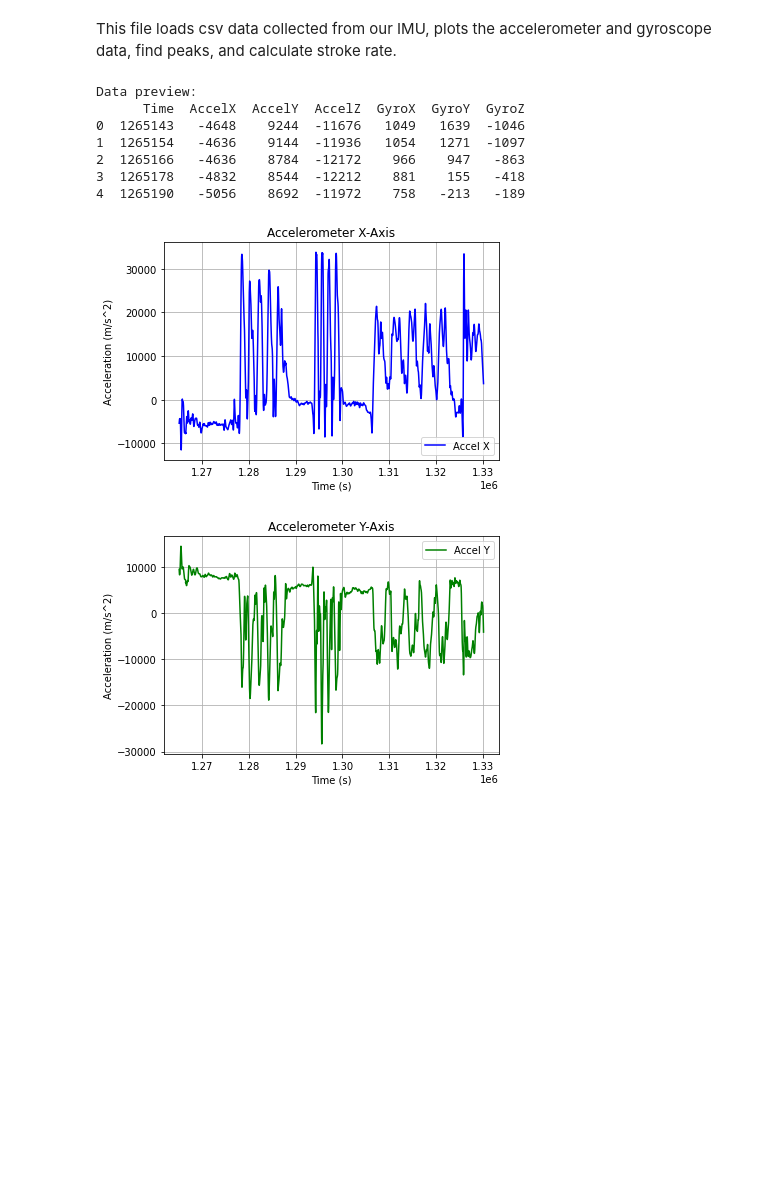
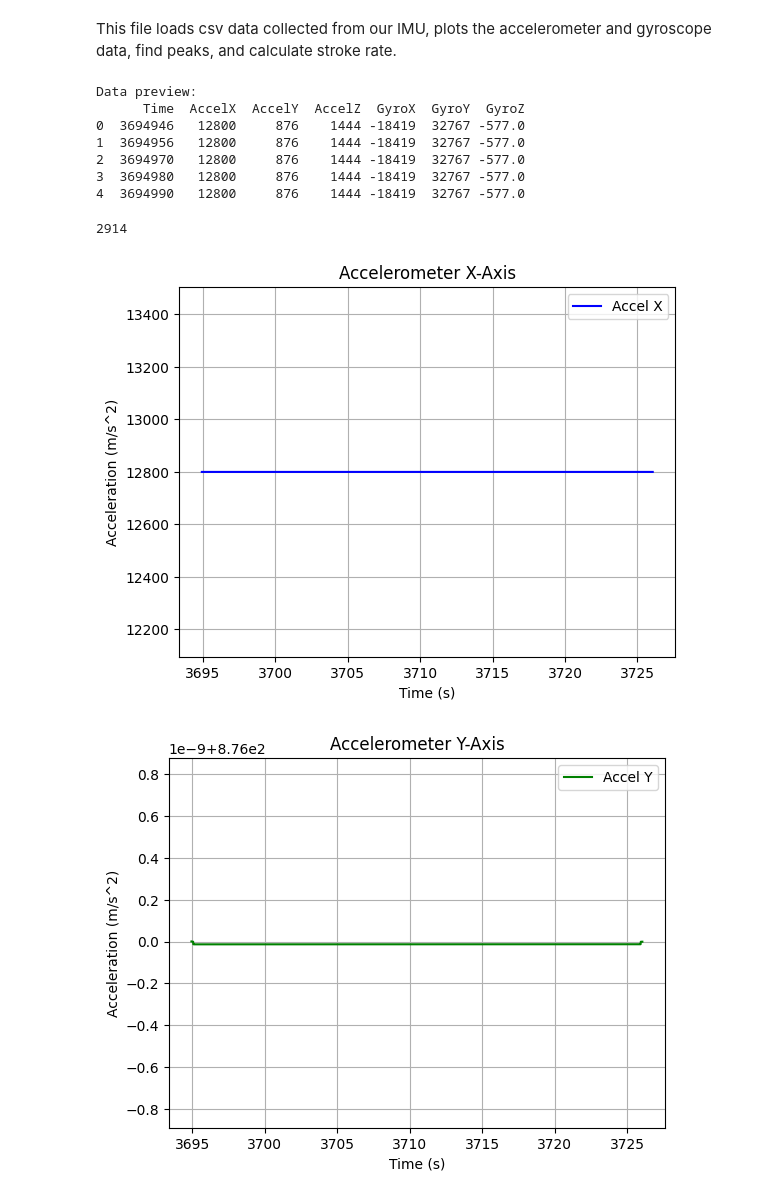
Before and after one commit to IddoSadeh/FORM24, a Jupyter notebook: esp IMU/imuProcess.ipynb, the cells around one changed output. Drawn from its saved outputs; the diff is of its cells as text; code cells hidden in the pictures; blank space fills up the shorter version.

Commit message:
changes to notebook and graphs

```diff
--- a/esp IMU/imuProcess.ipynb
+++ b/esp IMU/imuProcess.ipynb
@@ -3,11 +3,16 @@ This file loads csv data collected from our IMU, plots the accelerometer and gyr
 # %%
 import pandas as pd
 import matplotlib.pyplot as plt
+# %%
+
+# Load the data
+file_path = "../downloaded_files/IMU_6.csv"
+data = pd.read_csv(file_path, on_bad_lines='skip')
+
+# Ignore this
+data_set_temp_string = 'data6'
 # %%
 
-# Load the data
-file_path = "../downloaded_files/IMU_1.csv"
-data = pd.read_csv(file_path, on_bad_lines='skip')
 
 # Display the first few rows of the dataset to ensure it loaded correctly
 print("Data preview:")
@@ -27,24 +32,28 @@ gyro_z = data['GyroZ']
 # %% [output]
 Data preview:
       Time  AccelX  AccelY  AccelZ  GyroX  GyroY  GyroZ
-0  1265143   -4648    9244  -11676   1049   1639  -1046
-1  1265154   -4636    9144  -11936   1054   1271  -1097
-2  1265166   -4636    8784  -12172    966    947   -863
-3  1265178   -4832    8544  -12212    881    155   -418
-4  1265190   -5056    8692  -11972    758   -213   -189
+0  3694946   12800     876    1444 -18419  32767 -577.0
+1  3694956   12800     876    1444 -18419  32767 -577.0
+2  3694970   12800     876    1444 -18419  32767 -577.0
+3  3694980   12800     876    1444 -18419  32767 -577.0
+4  3694990   12800     876    1444 -18419  32767 -577.0
 # %%
 from scipy.signal import savgol_filter
 
+print(len(accel_x))
 # Apply Savitzky-Golay filter twice for extra smoothing
-smoothed_accel_x = savgol_filter(savgol_filter(accel_x, window_length=25, polyorder=2), window_length=25, polyorder=2)
-smoothed_accel_y = savgol_filter(savgol_filter(accel_y, window_length=25, polyorder=2), window_length=25, polyorder=2)
+smoothed_accel_x = savgol_filter(savgol_filter(accel_x, window_length=4, polyorder=2), window_length=4, polyorder=2)
+smoothed_accel_y = savgol_filter(savgol_filter(accel_y, window_length=25, polyorder=2), window_length=22, polyorder=2)
 smoothed_accel_z = savgol_filter(savgol_filter(accel_z, window_length=25, polyorder=2), window_length=25, polyorder=2)
 smoothed_gyro_x = savgol_filter(savgol_filter(gyro_x, window_length=25, polyorder=2), window_length=25, polyorder=2)
 smoothed_gyro_y = savgol_filter(savgol_filter(gyro_y, window_length=25, polyorder=2), window_length=25, polyorder=2)
 smoothed_gyro_z = savgol_filter(savgol_filter(gyro_z, window_length=25, polyorder=2), window_length=25, polyorder=2)
+# %% [output]
+2914
 # %%
-# Adjust timestamps to match the length of smoothed data
-adjusted_timestamps = timestamps[:len(smoothed_accel_x)]  # All smoothed arrays have the same length
+# Adjust timestamps to match the length of smoothed data and convert to seconds
+adjusted_timestamps = timestamps[:len(smoothed_accel_x)] / 1000
+
 
 # Now, use adjusted_timestamps in the plots
 plt.figure()
@@ -74,32 +83,32 @@ plt.grid(True)
 plt.legend()
 plt.show()
 
 plt.figure()
 plt.plot(adjusted_timestamps, smoothed_gyro_x, label="Gyro X", color='cyan')
 plt.title("Gyroscope X-Axis")
 plt.xlabel("Time (s)")
 plt.ylabel("Angular Velocity (rad/s)")
 plt.grid(True)
 plt.legend()
 plt.show()
 
 plt.figure()
 plt.plot(adjusted_timestamps, smoothed_gyro_y, label="Gyro Y", color='magenta')
 plt.title("Gyroscope Y-Axis")
 plt.xlabel("Time (s)")
 plt.ylabel("Angular Velocity (rad/s)")
 plt.grid(True)
 plt.legend()
 plt.show()
 
 plt.figure()
 plt.plot(adjusted_timestamps, smoothed_gyro_z, label="Gyro Z", color='orange')
 plt.title("Gyroscope Z-Axis")
 plt.xlabel("Time (s)")
 plt.ylabel("Angular Velocity (rad/s)")
 plt.grid(True)
 plt.legend()
 plt.show()
 # %% [output]
-[figure, old version]
+[figure, new version]
-[figure, old version]
+[figure, new version]
```
Also changed, not shown: parts of 7 cells of this notebook, 59 other files.
